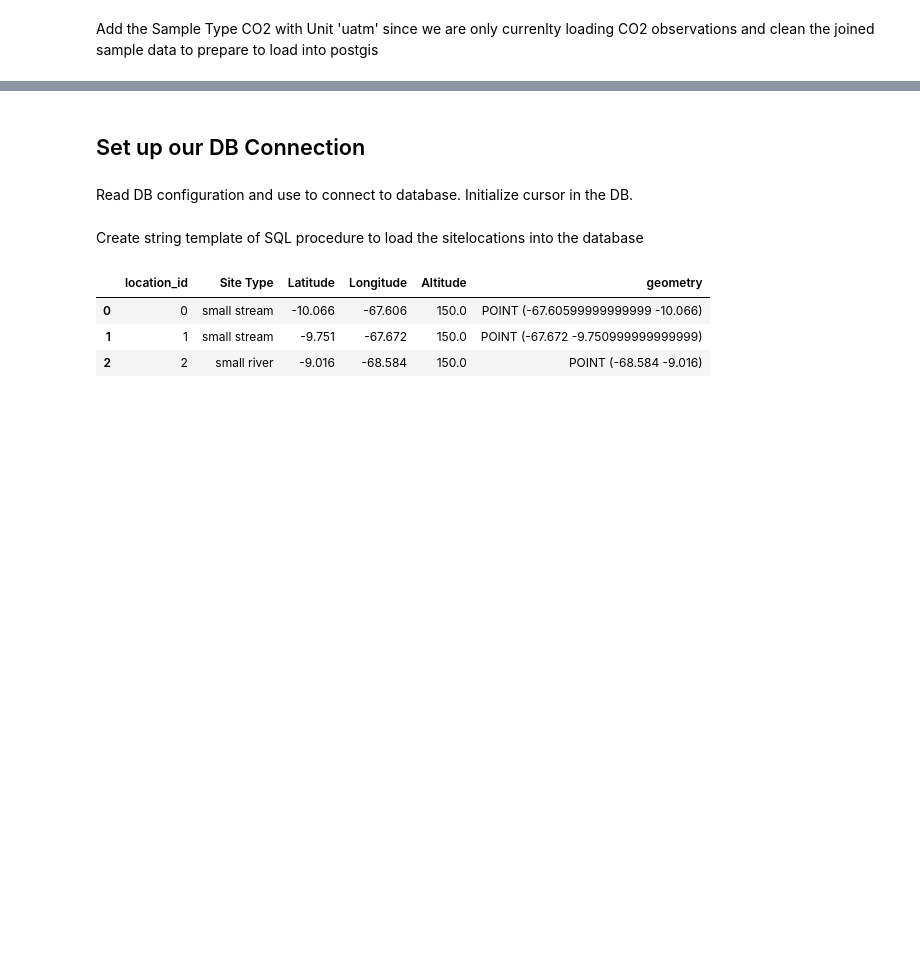
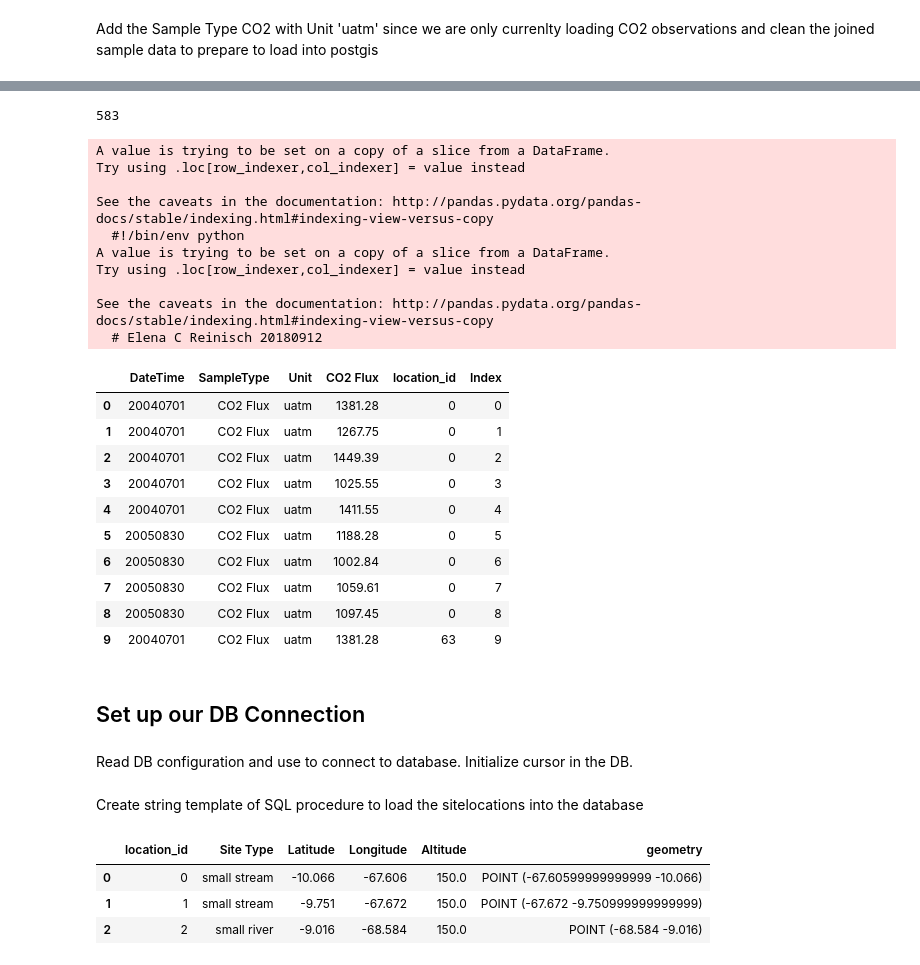
Before and after one commit to geohackweek/ghw2018_web_portal_inlandwater_co2, a Jupyter notebook: notebooks/load_data_to_postgis.ipynb, the cells around one changed output, grey strips where cells are left out. Drawn from its saved outputs; the diff is of its cells as text; code cells hidden in the pictures; blank space fills up the shorter version.

```diff
--- a/notebooks/load_data_to_postgis.ipynb
+++ b/notebooks/load_data_to_postgis.ipynb
@@ -96,0 +152,6 @@ clean_samples.head(10)
+# %%
+co2_flux_samples = samples[["DateTime", "CO2 Flux", "location_id"]]
+print(len(co2_flux_samples))
+print(len(co2_flux_samples.drop_duplicates()))
+print(len(co2_flux_samples.loc[co2_flux_samples["CO2 Flux"].notnull()].drop_duplicates()))
+co2_flux_samples.head(10)
@@ -97,3 +173,35 @@ clean_samples.head(10)
+# %%
+co2_flux_samples["SampleType"] = 'CO2 Flux'
+co2_flux_samples["Unit"] = 'uatm'
+co2_flux_samples = co2_flux_samples[["DateTime", "SampleType", "Unit", "CO2 Flux", "location_id"]]
+legit_co2_flux_samples = co2_flux_samples[co2_flux_samples["CO2 Flux"].notnull()]
+clean_co2_flux_samples = legit_co2_flux_samples.drop_duplicates().reset_index(drop='index')
+clean_co2_flux_samples["Index"] = clean_co2_flux_samples.index
+print(len(clean_co2_flux_samples))
+clean_co2_flux_samples.head(10)
+# %% [output]
+583
+A value is trying to be set on a copy of a slice from a DataFrame.
+Try using .loc[row_indexer,col_indexer] = value instead
+
+See the caveats in the documentation: http://pandas.pydata.org/pandas-docs/stable/indexing.html#indexing-view-versus-copy
+  #!/bin/env python
+A value is trying to be set on a copy of a slice from a DataFrame.
+Try using .loc[row_indexer,col_indexer] = value instead
+
+See the caveats in the documentation: http://pandas.pydata.org/pandas-docs/stable/indexing.html#indexing-view-versus-copy
+  # Elena C Reinisch 20180912
+|  | DateTime | SampleType | Unit | CO2 Flux | location_id | Index |
+| 0 | 20040701 | CO2 Flux | uatm | 1381.28 | 0 | 0 |
+| 1 | 20040701 | CO2 Flux | uatm | 1267.75 | 0 | 1 |
+| 2 | 20040701 | CO2 Flux | uatm | 1449.39 | 0 | 2 |
+| 3 | 20040701 | CO2 Flux | uatm | 1025.55 | 0 | 3 |
+| 4 | 20040701 | CO2 Flux | uatm | 1411.55 | 0 | 4 |
+| 5 | 20050830 | CO2 Flux | uatm | 1188.28 | 0 | 5 |
+| 6 | 20050830 | CO2 Flux | uatm | 1002.84 | 0 | 6 |
+| 7 | 20050830 | CO2 Flux | uatm | 1059.61 | 0 | 7 |
+| 8 | 20050830 | CO2 Flux | uatm | 1097.45 | 0 | 8 |
+| 9 | 20040701 | CO2 Flux | uatm | 1381.28 | 63 | 9 |
 # %%
 # cast all the datetime column to datetime type
 # Dirty data so we can't apply date_time to incorrect str formats
```
Also changed, not shown: parts of 21 cells of this notebook.
